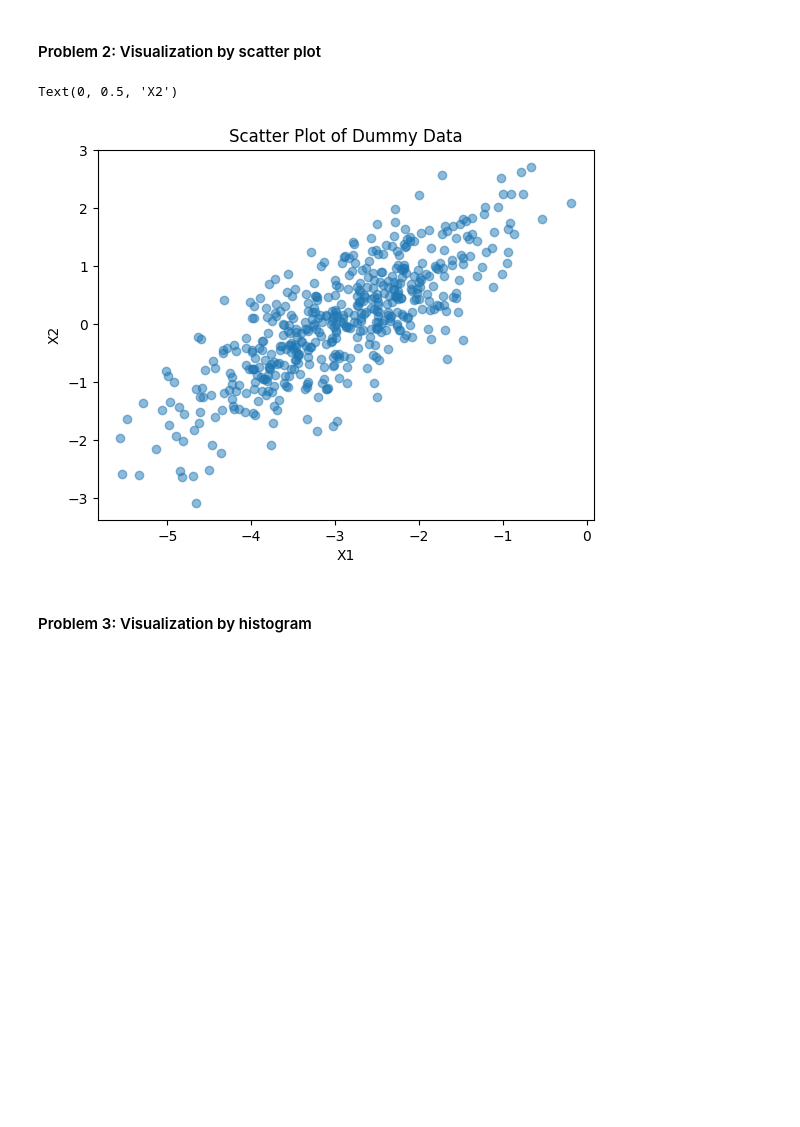
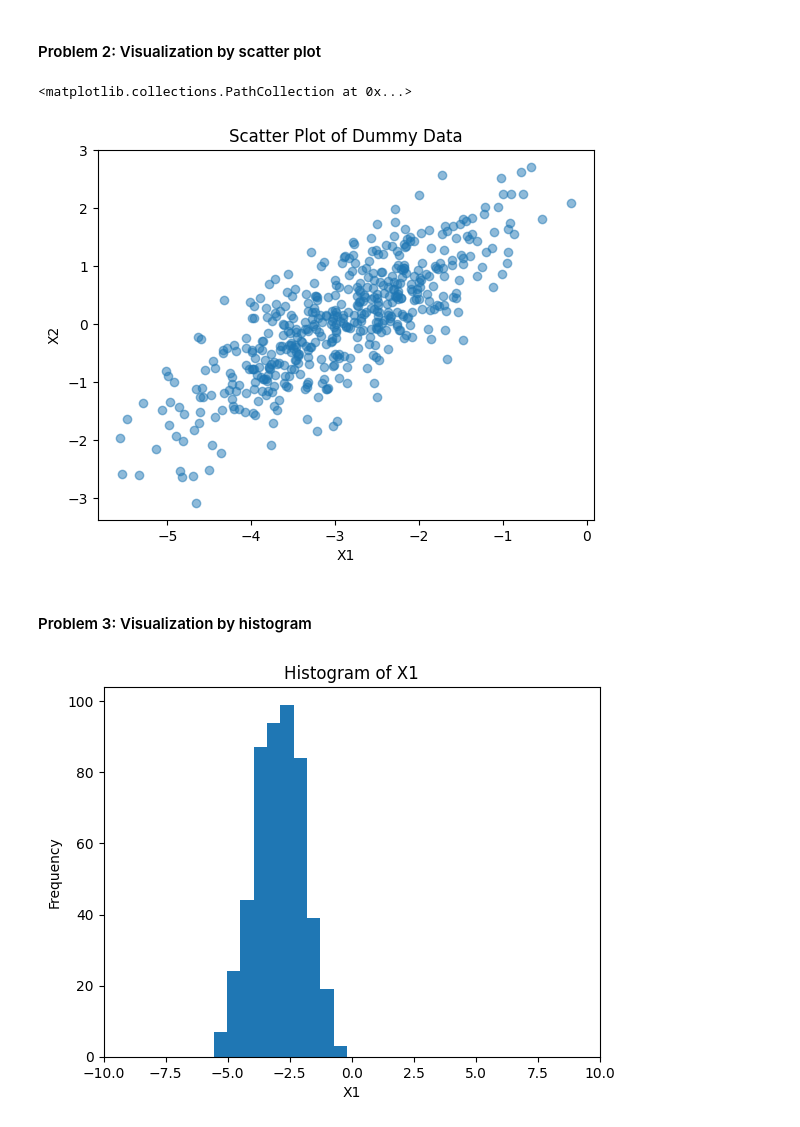
Before and after one commit to David-Jr/divic-ml-course-assignments, a Jupyter notebook: creating-dummy-data/creating-dummy-data.ipynb, the cells around one changed output. Cells and saved outputs as stored; diff of their text form; code cells hidden in the pictures; blank space fills up the shorter version.

Commit message:
Plotted the data using a histogram.

```diff
--- a/creating-dummy-data/creating-dummy-data.ipynb
+++ b/creating-dummy-data/creating-dummy-data.ipynb
@@ -24,12 +24,21 @@ import matplotlib.pyplot as plt
 x1 = random_numbers[:, 0]
 x2 = random_numbers[:, 1]
 
-plt.scatter(x1, x2, alpha=0.5)
 plt.title('Scatter Plot of Dummy Data')
 plt.xlabel('X1')
 plt.ylabel('X2')
+plt.scatter(x1, x2, alpha=0.5)
 # %% [output]
-Text(0, 0.5, 'X2')
+<matplotlib.collections.PathCollection at 0x...>
 [figure]
 # %% [markdown]
 #### Problem 3: Visualization by histogram
+# %%
+plt.xlabel("X1")
+plt.ylabel("Frequency")
+plt.title("Histogram of X1")
+plt.xlim(-10, 10)
+plt.hist(x=x1)
+plt.show()
+# %% [output]
+[figure, added]
```
Also changed, not shown: parts of 1 cell of this notebook.
